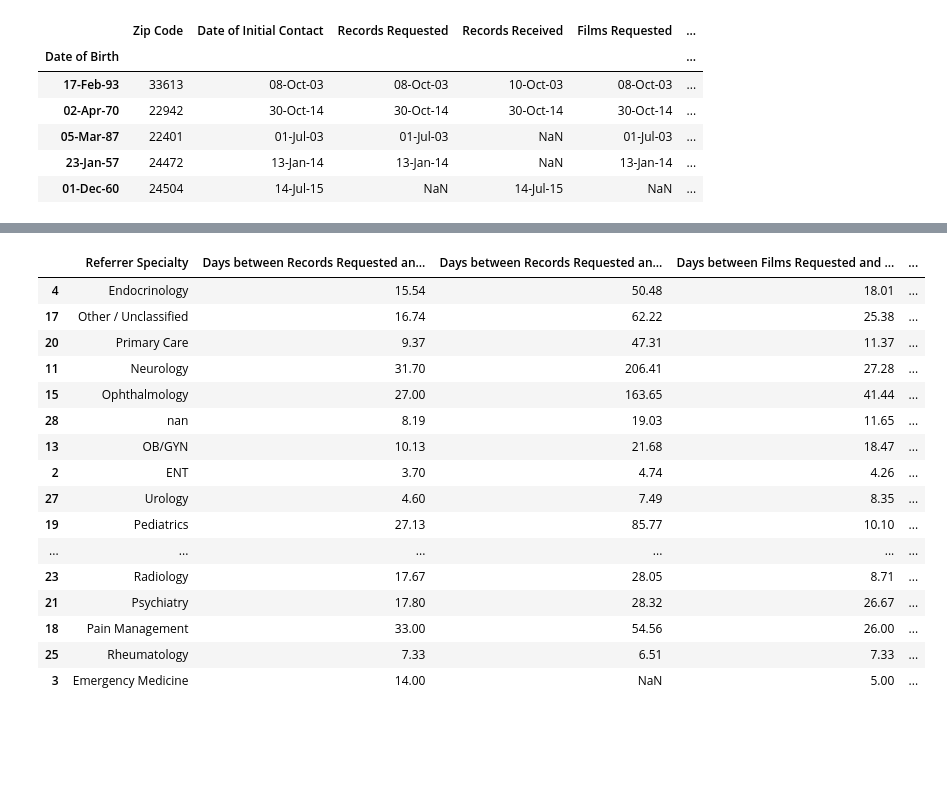
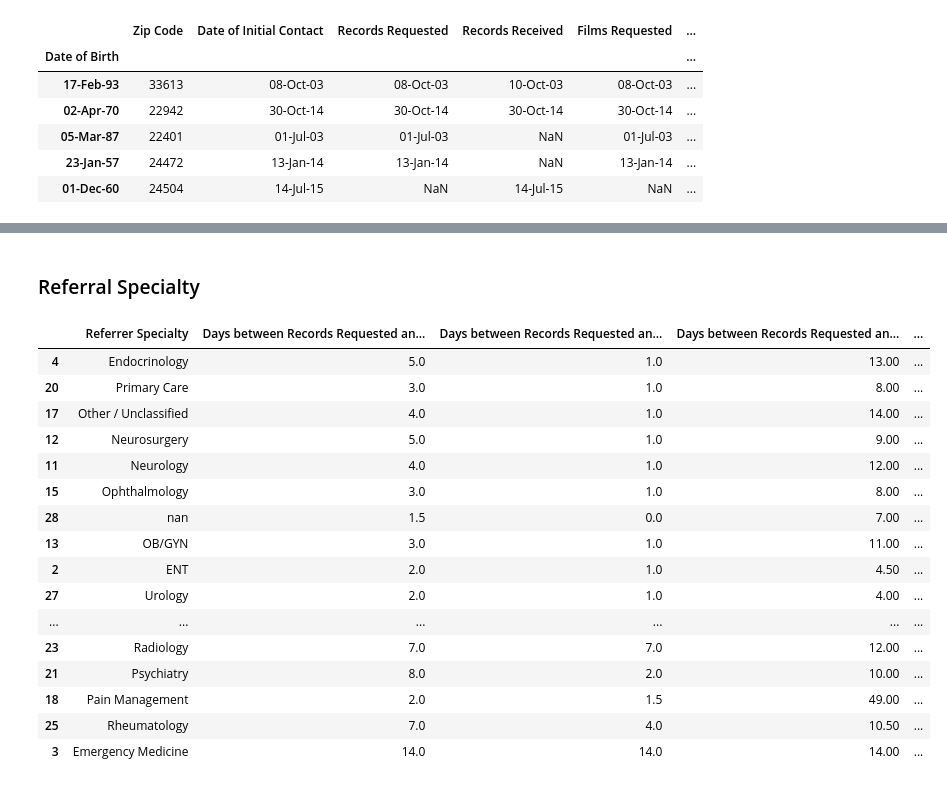
Before and after one commit to charbelmarche33/Pituitary-Referrals, a Jupyter notebook: pituitary_referral_data_analytics.ipynb, the cells around one changed output, grey strips where cells are left out. Saved outputs shown, nothing was run; the diff lists cells and outputs as text; code cells hidden in the pictures; blank space fills up the shorter version.

Commit message:
Adding plots and saving data to csv files

```diff
--- a/pituitary_referral_data_analytics.ipynb
+++ b/pituitary_referral_data_analytics.ipynb
@@ -412,43 +613,44 @@ referrers_degree_stats.head(20)
+# %% [markdown]
+### Referral Specialty
 # %%
-# Get the same stats for each referrer specialty type
-referrers_spec_stats = raw_ref_data.groupby("RP Specialty").agg({
-    "Days between Records Requested and Received": ["mean", "std"],
-    "Days between Films Requested and Received": ["mean", "std"],
-    "Days between Initial Contact and IV": ["mean", "std"],
-    "Days between Initial Contact and Surgery": ["mean", "std"]
-}).reset_index()
-# Show the results in nice tables
-referrers_spec_stats.columns = [' '.join(col).strip() for col in referrers_spec_stats.columns.values]
-referrers_spec_stats.columns = ["RP Specialty", "Days between Records Requested and Received Mean",
-                                   "Days between Records Requested and Received Std",
-                                   "Days between Films Requested and Received Mean",
-                                   "Days between Films Requested and Received Std",
-                                   "Days between Initial Contact and IV Mean",
-                                   "Days between Initial Contact and IV Std",
-                                   "Days between Initial Contact and Surgery Mean",
-                                   "Days between Initial Contact and Surgery Std"]
+# Compute grouped stats
+referrers_spec_stats = raw_ref_data.groupby("RP Specialty").agg(agg_funcs).reset_index()
+
+# Flatten multiindex columns
+referrers_spec_stats.columns = ['RP Specialty'] + [
+    f"{col} {stat.__name__.capitalize() if callable(stat) else stat.capitalize()}".strip()
+    for col, stat in referrers_spec_stats.columns[1:]
+]
+
+# Round results
 referrers_spec_stats = referrers_spec_stats.round(2)
+
+# Add record counts
+referrers_spec_stats["Number of Records"] = raw_ref_data.groupby("RP Specialty").size().values
+
+# Rename for clarity
 referrers_spec_stats = referrers_spec_stats.rename(columns={"RP Specialty": "Referrer Specialty"})
-# Add the number of records for each specialty type
-referrers_spec_stats["Number of Records"] = raw_ref_data.groupby("RP Specialty").size().values
-# Sort by the number of records in descending order
+
+# Sort by number of records
 referrers_spec_stats = referrers_spec_stats.sort_values(by="Number of Records", ascending=False)
+
+# Display the top specialties
 referrers_spec_stats.head(20)
 # %% [output]
-|  | Referrer Specialty | Days between Records Requested an... | Days between Records Requested an... | Days between Films Requested and ... | ... |
-| 4 | Endocrinology | 15.54 | 50.48 | 18.01 | ... |
-| 17 | Other / Unclassified | 16.74 | 62.22 | 25.38 | ... |
-| 20 | Primary Care | 9.37 | 47.31 | 11.37 | ... |
-| 11 | Neurology | 31.70 | 206.41 | 27.28 | ... |
-| 15 | Ophthalmology | 27.00 | 163.65 | 41.44 | ... |
-| 28 | nan | 8.19 | 19.03 | 11.65 | ... |
-| 13 | OB/GYN | 10.13 | 21.68 | 18.47 | ... |
-| 2 | ENT | 3.70 | 4.74 | 4.26 | ... |
-| 27 | Urology | 4.60 | 7.49 | 8.35 | ... |
-| 19 | Pediatrics | 27.13 | 85.77 | 10.10 | ... |
+|  | Referrer Specialty | Days between Records Requested an... | Days between Records Requested an... | Days between Records Requested an... | ... |
+| 4 | Endocrinology | 5.0 | 1.0 | 13.00 | ... |
+| 20 | Primary Care | 3.0 | 1.0 | 8.00 | ... |
+| 17 | Other / Unclassified | 4.0 | 1.0 | 14.00 | ... |
+| 12 | Neurosurgery | 5.0 | 1.0 | 9.00 | ... |
+| 11 | Neurology | 4.0 | 1.0 | 12.00 | ... |
+| 15 | Ophthalmology | 3.0 | 1.0 | 8.00 | ... |
+| 28 | nan | 1.5 | 0.0 | 7.00 | ... |
+| 13 | OB/GYN | 3.0 | 1.0 | 11.00 | ... |
+| 2 | ENT | 2.0 | 1.0 | 4.50 | ... |
+| 27 | Urology | 2.0 | 1.0 | 4.00 | ... |
 | ... | ... | ... | ... | ... | ... |
-| 23 | Radiology | 17.67 | 28.05 | 8.71 | ... |
-| 21 | Psychiatry | 17.80 | 28.32 | 26.67 | ... |
-| 18 | Pain Management | 33.00 | 54.56 | 26.00 | ... |
-| 25 | Rheumatology | 7.33 | 6.51 | 7.33 | ... |
-| 3 | Emergency Medicine | 14.00 | NaN | 5.00 | ... |
+| 23 | Radiology | 7.0 | 7.0 | 12.00 | ... |
+| 21 | Psychiatry | 8.0 | 2.0 | 10.00 | ... |
+| 18 | Pain Management | 2.0 | 1.5 | 49.00 | ... |
+| 25 | Rheumatology | 7.0 | 4.0 | 10.50 | ... |
+| 3 | Emergency Medicine | 14.0 | 14.0 | 14.00 | ... |
```
Also changed, not shown: parts of 22 cells of this notebook, 8 other files.
